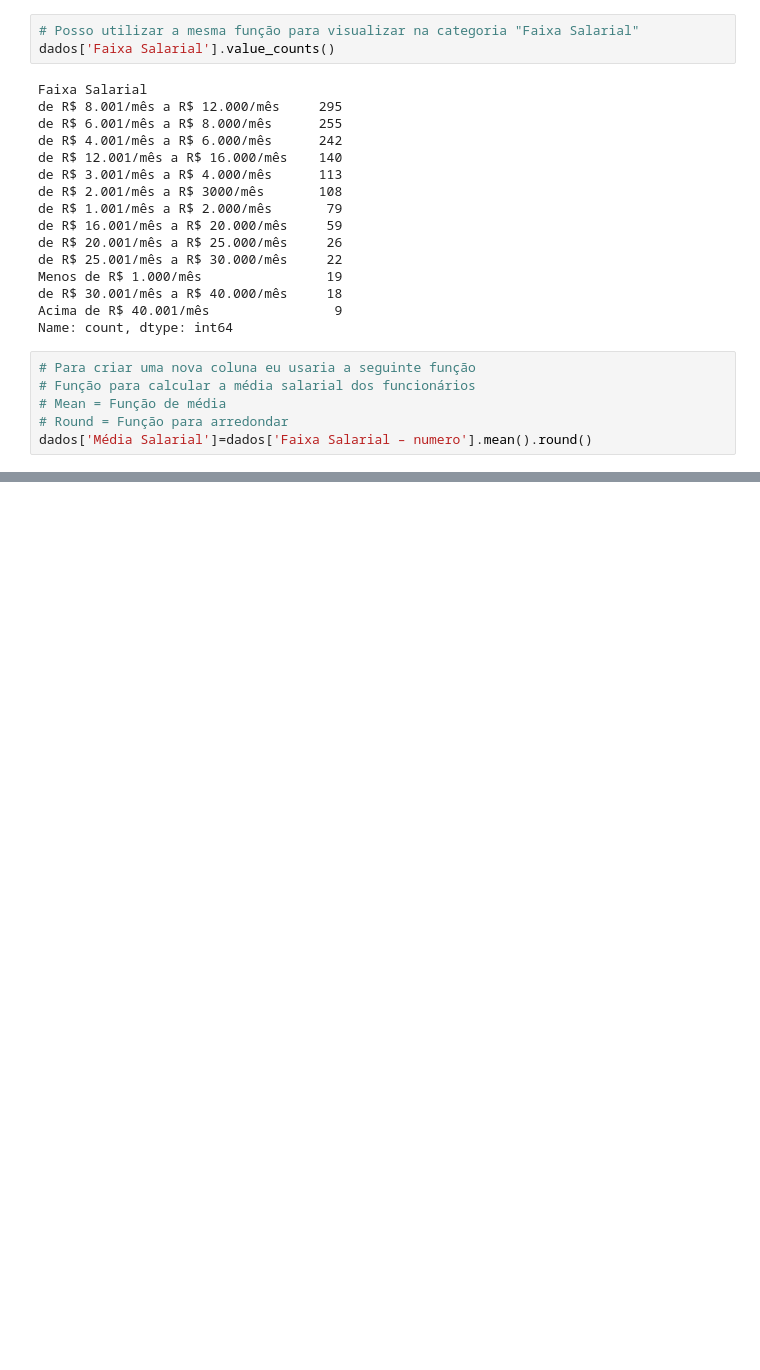
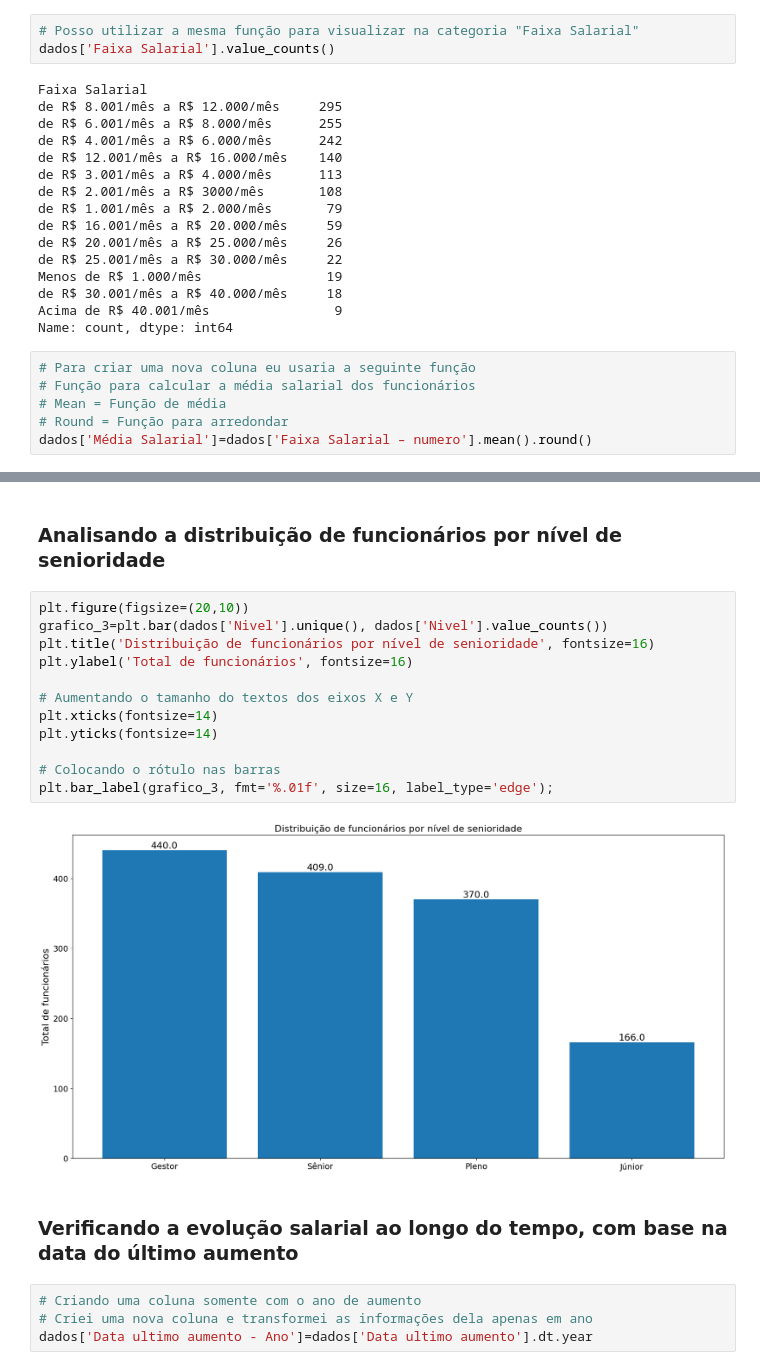
Before and after one commit to ImArthurMendes/IAA002---Linguagem-de-programa-o-aplicada, a Jupyter notebook: LPA - Prática - Aula 23 - 4.3 Resolução do exercício.ipynb, the cells around one changed output, grey strips where cells are left out. Cells and saved outputs as stored; diff of their text form; blank space fills up the shorter version.

```diff
--- a/LPA - Prática - Aula 23 - 4.3 Resolução do exercício.ipynb
+++ b/LPA - Prática - Aula 23 - 4.3 Resolução do exercício.ipynb
@@ -228,0 +281,22 @@ dados.head()
+# %% [markdown]
+### Analisando a distribuição de funcionários por nível de senioridade
+# %%
+plt.figure(figsize=(20,10))
+grafico_3=plt.bar(dados['Nivel'].unique(), dados['Nivel'].value_counts())
+plt.title('Distribuição de funcionários por nível de senioridade', fontsize=16)
+plt.ylabel('Total de funcionários', fontsize=16)
+
+# Aumentando o tamanho do textos dos eixos X e Y
+plt.xticks(fontsize=14)
+plt.yticks(fontsize=14)
+
+# Colocando o rótulo nas barras
+plt.bar_label(grafico_3, fmt='%.01f', size=16, label_type='edge');
+# %% [output]
+[figure, added]
+# %% [markdown]
+### Verificando a evolução salarial ao longo do tempo, com base na data do último aumento
+# %%
+# Criando uma coluna somente com o ano de aumento
+# Criei uma nova coluna e transformei as informações dela apenas em ano
+dados['Data ultimo aumento - Ano']=dados['Data ultimo aumento'].dt.year
```
Also changed, not shown: parts of 24 cells of this notebook.
